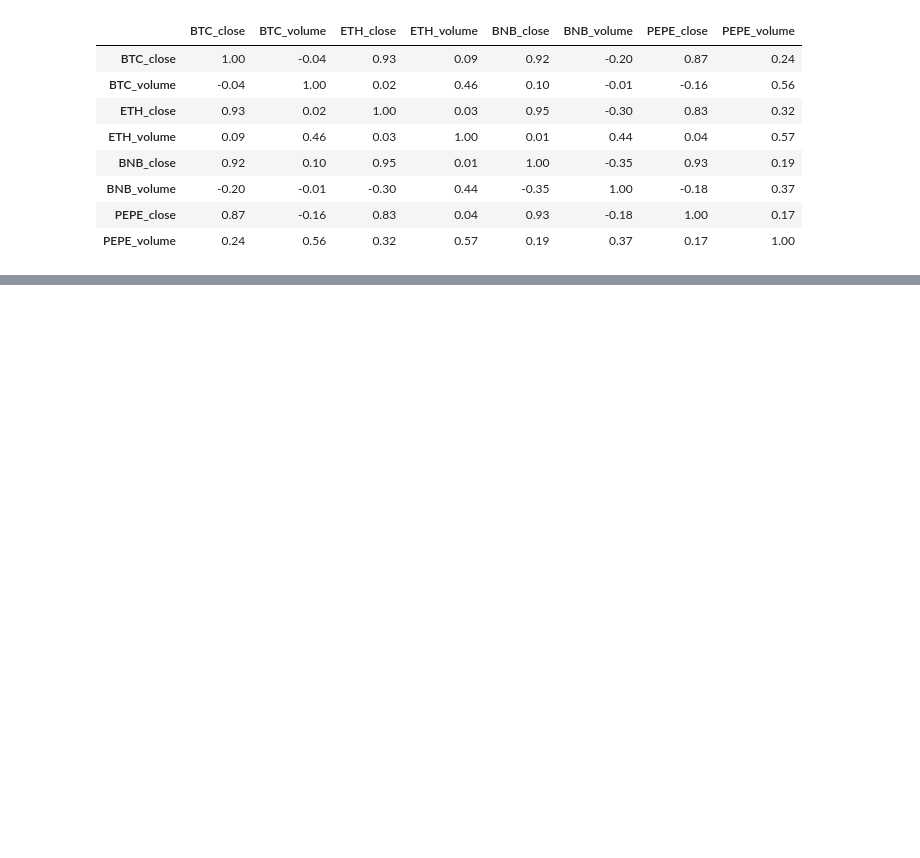
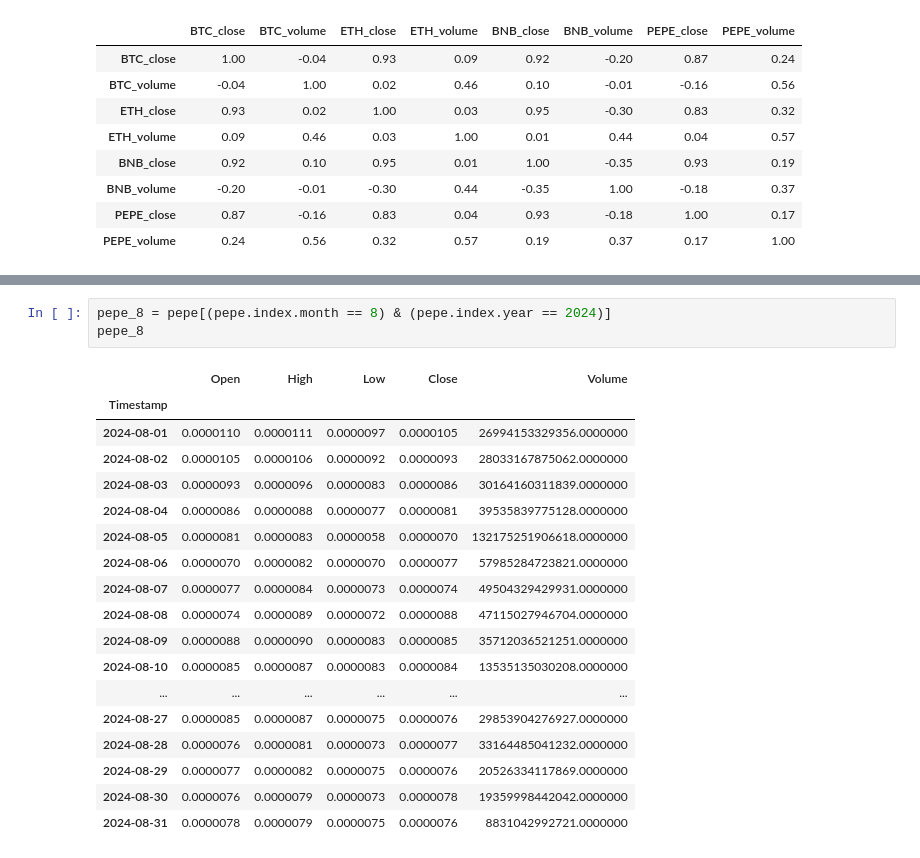
Before and after one commit to rafpank/Colab, a Jupyter notebook: data_science_bootcamp /wprowadzenie/connecting_crypto_data.ipynb, the cells around one changed output, grey strips where cells are left out. Drawn from its saved outputs; the diff is of its cells as text; blank space fills up the shorter version.

```diff
--- a/data_science_bootcamp /wprowadzenie/connecting_crypto_data.ipynb
+++ b/data_science_bootcamp /wprowadzenie/connecting_crypto_data.ipynb
@@ -444,0 +590,22 @@ df_con[closes_values].corr()
+# %%
+pepe_8 = pepe[(pepe.index.month == 8) & (pepe.index.year == 2024)]
+pepe_8
+# %% [output]
+|  | Open | High | Low | Close | Volume |
+| Timestamp |  |  |  |  |  |
+| 2024-08-01 | 0.0000110 | 0.0000111 | 0.0000097 | 0.0000105 | 26994153329356.0000000 |
+| 2024-08-02 | 0.0000105 | 0.0000106 | 0.0000092 | 0.0000093 | 28033167875062.0000000 |
+| 2024-08-03 | 0.0000093 | 0.0000096 | 0.0000083 | 0.0000086 | 30164160311839.0000000 |
+| 2024-08-04 | 0.0000086 | 0.0000088 | 0.0000077 | 0.0000081 | 39535839775128.0000000 |
+| 2024-08-05 | 0.0000081 | 0.0000083 | 0.0000058 | 0.0000070 | 132175251906618.0000000 |
+| 2024-08-06 | 0.0000070 | 0.0000082 | 0.0000070 | 0.0000077 | 57985284723821.0000000 |
+| 2024-08-07 | 0.0000077 | 0.0000084 | 0.0000073 | 0.0000074 | 49504329429931.0000000 |
+| 2024-08-08 | 0.0000074 | 0.0000089 | 0.0000072 | 0.0000088 | 47115027946704.0000000 |
+| 2024-08-09 | 0.0000088 | 0.0000090 | 0.0000083 | 0.0000085 | 35712036521251.0000000 |
+| 2024-08-10 | 0.0000085 | 0.0000087 | 0.0000083 | 0.0000084 | 13535135030208.0000000 |
+| ... | ... | ... | ... | ... | ... |
+| 2024-08-27 | 0.0000085 | 0.0000087 | 0.0000075 | 0.0000076 | 29853904276927.0000000 |
+| 2024-08-28 | 0.0000076 | 0.0000081 | 0.0000073 | 0.0000077 | 33164485041232.0000000 |
+| 2024-08-29 | 0.0000077 | 0.0000082 | 0.0000075 | 0.0000076 | 20526334117869.0000000 |
+| 2024-08-30 | 0.0000076 | 0.0000079 | 0.0000073 | 0.0000078 | 19359998442042.0000000 |
+| 2024-08-31 | 0.0000078 | 0.0000079 | 0.0000075 | 0.0000076 | 8831042992721.0000000 |
```
Also changed, not shown: parts of 18 cells of this notebook.
